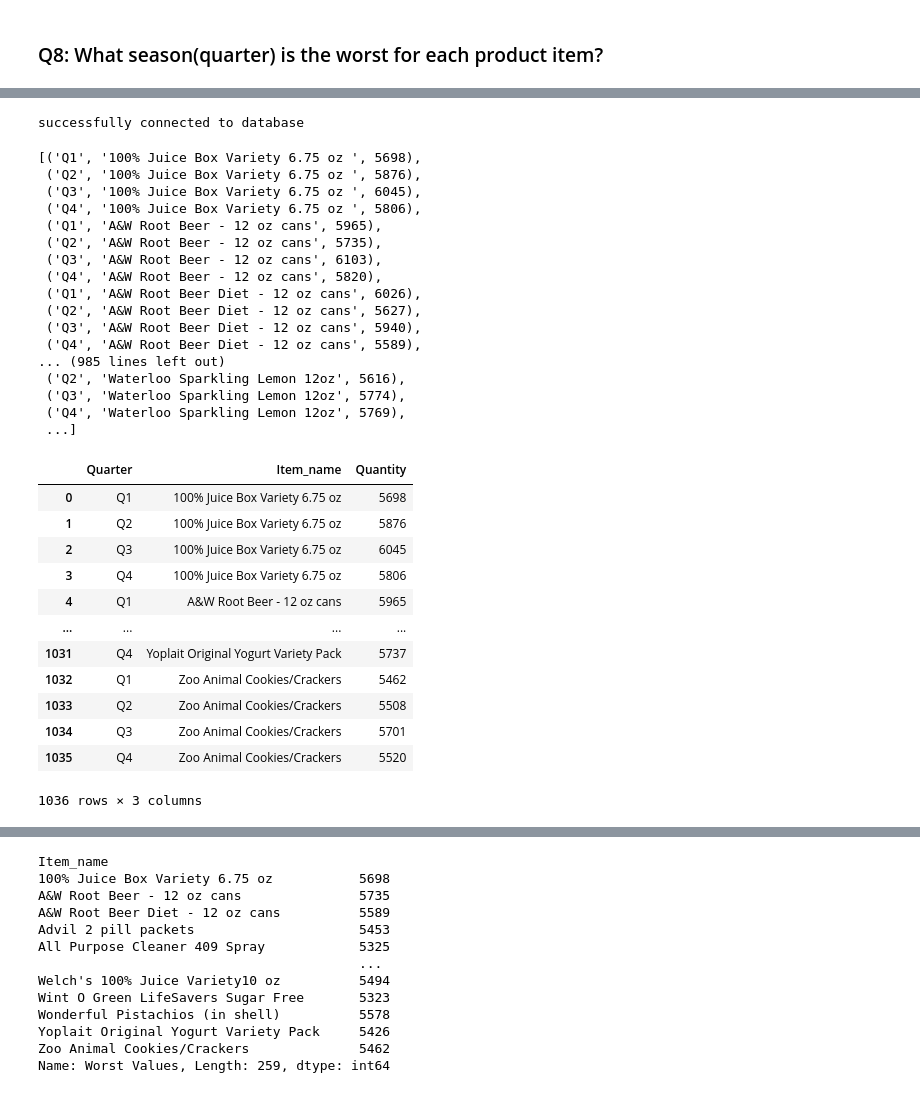
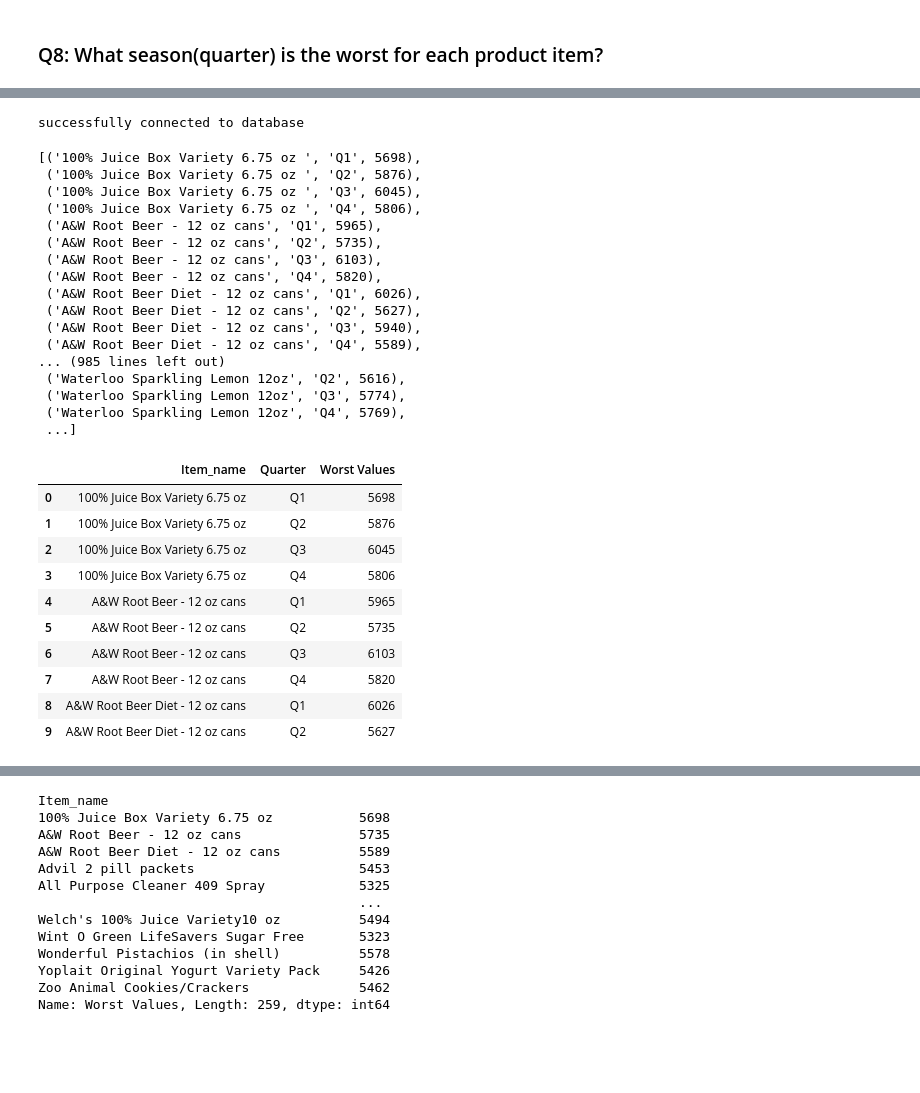
Before and after one commit to SadiaAlamChy/HDA-Tech-Learning, a Jupyter notebook: notebook/Analytics/OLAP Query/Query 8.ipynb, the cells around one changed output, grey strips where cells are left out. Saved outputs shown, nothing was run; the diff lists cells and outputs as text; code cells hidden in the pictures; blank space fills up the shorter version.

```diff
--- a/notebook/Analytics/OLAP Query/Query 8.ipynb
+++ b/notebook/Analytics/OLAP Query/Query 8.ipynb
@@ -22,31 +72,34 @@ class PostgresConnection(object):
 # %%
 con = PostgresConnection().getConnection()
 cur = con.cursor()
-select_stmt = " SELECT tim.quarter,i.item_name , SUM(f.quantity)" \
-              " From ecomdb_star_schema.fact_table f " \
-              " JOIN ecomdb_star_schema.item_dim i on i.item_key=f.item_key " \
-              "JOIN ecomdb_star_schema.time_dim tim on tim.time_key=f.time_key " \
-              " GROUP BY (tim.quarter,i.item_name) "\
-              "ORDER BY i.item_name"
+select_stmt = '''Select  t.item_name,t.quarter,MIN(t.Total)
+                    from (Select tim.quarter, i.item_name, SUM(f.quantity) as Total
+                    From ecomdb_star_schema.fact_table f
+                    JOIN ecomdb_star_schema.item_dim i on i.item_key=f.item_key
+                    JOIN ecomdb_star_schema.time_dim tim on tim.time_key=f.time_key
+                    GROUP BY (tim.quarter,i.item_name)
+                    ORDER BY (tim.quarter)) t
+                GROUP BY (t.quarter,t.item_name)
+                ORDER BY t.item_name'''
 cur.execute(select_stmt)
 records = cur.fetchall()
 records
 # %% [output]
 successfully connected to database
-[('Q1', '100% Juice Box Variety 6.75 oz ', 5698),
- ('Q2', '100% Juice Box Variety 6.75 oz ', 5876),
- ('Q3', '100% Juice Box Variety 6.75 oz ', 6045),
- ('Q4', '100% Juice Box Variety 6.75 oz ', 5806),
- ('Q1', 'A&W Root Beer - 12 oz cans', 5965),
- ('Q2', 'A&W Root Beer - 12 oz cans', 5735),
- ('Q3', 'A&W Root Beer - 12 oz cans', 6103),
- ('Q4', 'A&W Root Beer - 12 oz cans', 5820),
- ('Q1', 'A&W Root Beer Diet - 12 oz cans', 6026),
- ('Q2', 'A&W Root Beer Diet - 12 oz cans', 5627),
- ('Q3', 'A&W Root Beer Diet - 12 oz cans', 5940),
- ('Q4', 'A&W Root Beer Diet - 12 oz cans', 5589),
+[('100% Juice Box Variety 6.75 oz ', 'Q1', 5698),
+ ('100% Juice Box Variety 6.75 oz ', 'Q2', 5876),
+ ('100% Juice Box Variety 6.75 oz ', 'Q3', 6045),
+ ('100% Juice Box Variety 6.75 oz ', 'Q4', 5806),
+ ('A&W Root Beer - 12 oz cans', 'Q1', 5965),
+ ('A&W Root Beer - 12 oz cans', 'Q2', 5735),
+ ('A&W Root Beer - 12 oz cans', 'Q3', 6103),
+ ('A&W Root Beer - 12 oz cans', 'Q4', 5820),
+ ('A&W Root Beer Diet - 12 oz cans', 'Q1', 6026),
+ ('A&W Root Beer Diet - 12 oz cans', 'Q2', 5627),
+ ('A&W Root Beer Diet - 12 oz cans', 'Q3', 5940),
+ ('A&W Root Beer Diet - 12 oz cans', 'Q4', 5589),
 ... (985 lines left out)
- ('Q2', 'Waterloo Sparkling Lemon 12oz', 5616),
- ('Q3', 'Waterloo Sparkling Lemon 12oz', 5774),
- ('Q4', 'Waterloo Sparkling Lemon 12oz', 5769),
+ ('Waterloo Sparkling Lemon 12oz', 'Q2', 5616),
+ ('Waterloo Sparkling Lemon 12oz', 'Q3', 5774),
+ ('Waterloo Sparkling Lemon 12oz', 'Q4', 5769),
  ...]
@@ -53,17 +108,15 @@ successfully connected to database
 # %%
-df = pd.DataFrame(list(records), columns=['Quarter', 'Item_name' ,'Quantity'])
-df
+df2 = pd.DataFrame(list(records), columns=['Item_name', 'Quarter' ,'Worst Values'])
+df2.head(10)
 # %% [output]
-|  | Quarter | Item_name | Quantity |
-| 0 | Q1 | 100% Juice Box Variety 6.75 oz | 5698 |
-| 1 | Q2 | 100% Juice Box Variety 6.75 oz | 5876 |
-| 2 | Q3 | 100% Juice Box Variety 6.75 oz | 6045 |
-| 3 | Q4 | 100% Juice Box Variety 6.75 oz | 5806 |
-| 4 | Q1 | A&W Root Beer - 12 oz cans | 5965 |
-| ... | ... | ... | ... |
-| 1031 | Q4 | Yoplait Original Yogurt Variety Pack | 5737 |
-| 1032 | Q1 | Zoo Animal Cookies/Crackers | 5462 |
-| 1033 | Q2 | Zoo Animal Cookies/Crackers | 5508 |
-| 1034 | Q3 | Zoo Animal Cookies/Crackers | 5701 |
-| 1035 | Q4 | Zoo Animal Cookies/Crackers | 5520 |
+|  | Item_name | Quarter | Worst Values |
+| 0 | 100% Juice Box Variety 6.75 oz | Q1 | 5698 |
+| 1 | 100% Juice Box Variety 6.75 oz | Q2 | 5876 |
+| 2 | 100% Juice Box Variety 6.75 oz | Q3 | 6045 |
+| 3 | 100% Juice Box Variety 6.75 oz | Q4 | 5806 |
+| 4 | A&W Root Beer - 12 oz cans | Q1 | 5965 |
+| 5 | A&W Root Beer - 12 oz cans | Q2 | 5735 |
+| 6 | A&W Root Beer - 12 oz cans | Q3 | 6103 |
+| 7 | A&W Root Beer - 12 oz cans | Q4 | 5820 |
+| 8 | A&W Root Beer Diet - 12 oz cans | Q1 | 6026 |
+| 9 | A&W Root Beer Diet - 12 oz cans | Q2 | 5627 |
-1036 rows × 3 columns
```
Also changed, not shown: parts of 26 cells of this notebook, 4 other files.
